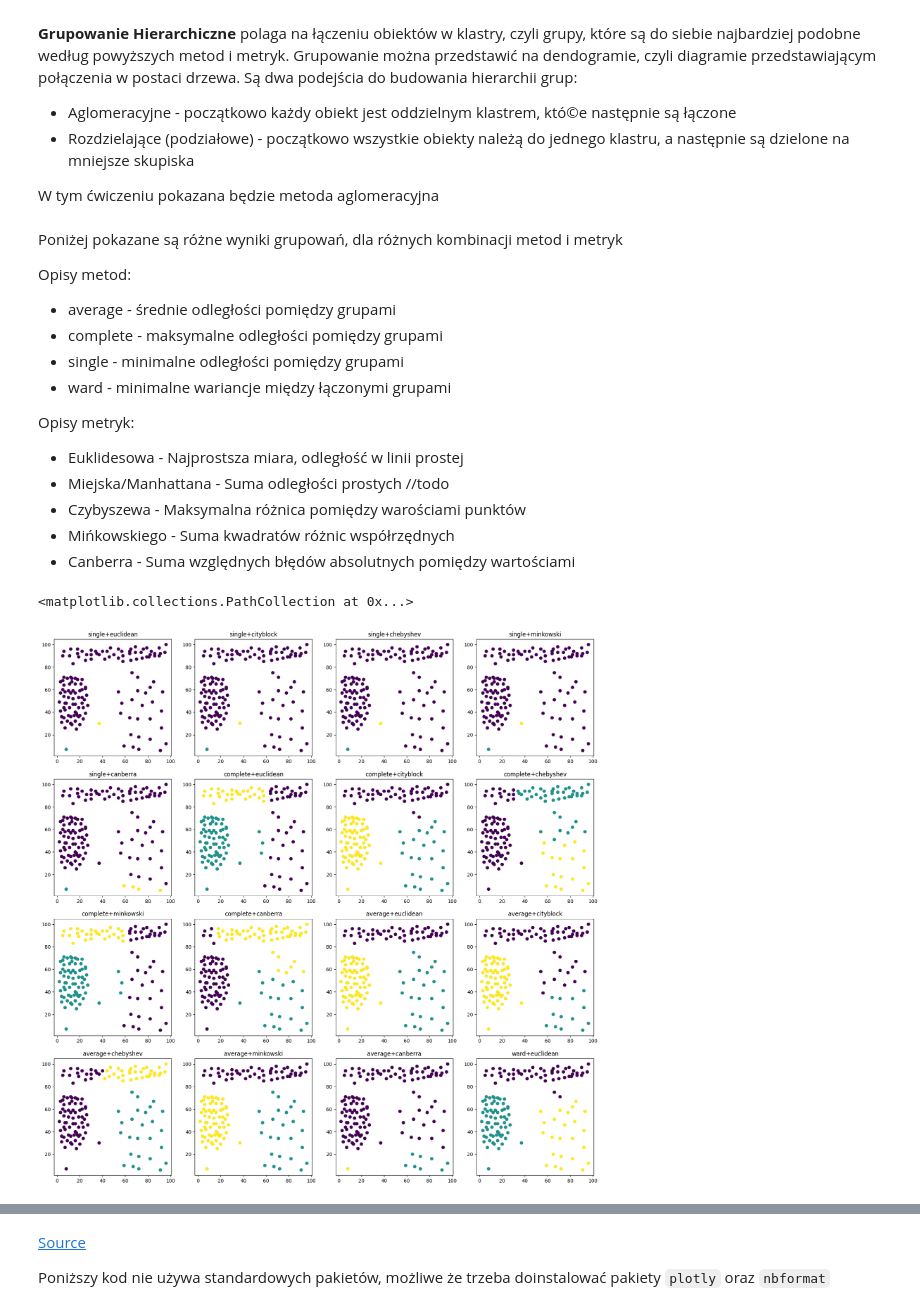
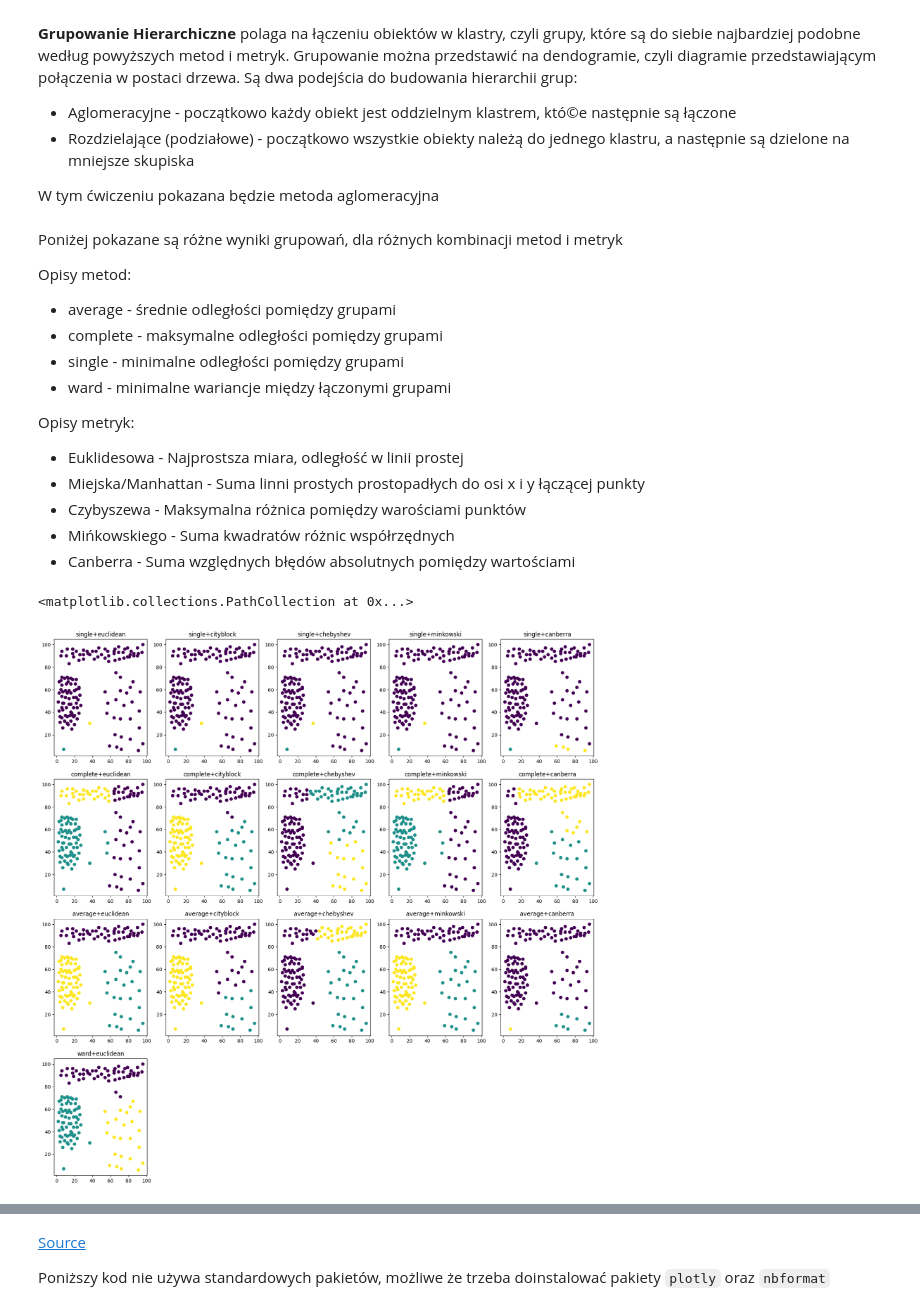
Before and after one commit to crppl/PRiAD_projekt, a Jupyter notebook: PRiAD 4 - Uczenie nienadzorowane - improved.ipynb, the cells around one changed output, grey strips where cells are left out. Cells and saved outputs as stored; diff of their text form; code cells hidden in the pictures.

```diff
--- a/PRiAD 4 - Uczenie nienadzorowane - improved.ipynb
+++ b/PRiAD 4 - Uczenie nienadzorowane - improved.ipynb
@@ -7,6 +7,7 @@ Tematem labolatorium jest uczenie nienadzorowane - rodzaj uczenia maszynowego kt
 # %%
 import pandas as pd
 import matplotlib.pyplot as plt
+import seaborn as sns
 
 # import danych
 def mk_dataframes(file_name):
@@ -20,7 +21,7 @@ def mk_dataframes(file_name):
     return (data_og, data_noclass)
 # można zmienić zestaw danych na inny z podanych danych testowych, aby zobaczyć jak poszczególne metody różnią się między sobą
 
-data_og, data_noclass = mk_dataframes("dane1.csv")
+data_og, data_noclass = mk_dataframes("dane6.csv")
 
 
 # pokazanie początku danych
@@ -40,4 +41,8 @@ plt.scatter(x = data_og["atrybut1"], y = data_og["atrybut2"], c=data_og['klasa']
 plt.subplot(1,2,2)
 plt.title("Bez grup")
 plt.scatter(x = data_noclass["atrybut1"], y = data_noclass["atrybut2"])
+
+plt.figure()
+sns.pairplot(data_og, hue = 'klasa', kind = 'scatter', palette = 'bright', corner=True)
+#atrybut corner=True usuwa górną połowę wykresu, ponieważ jest to odbicie lustrzane dolnej połowy, a skraca czas wykonania o połowę
 # %% [output]
@@ -68,36 +75,34 @@ Opisy metod:
 
 Opisy metryk:
 + Euklidesowa - Najprostsza miara, odległość w linii prostej
-+ Miejska/Manhattana - Suma odległości prostych //todo
++ Miejska/Manhattan - Suma linni prostych prostopadłych do osi x i y łączącej punkty
 + Czybyszewa - Maksymalna różnica pomiędzy warościami punktów
 + Mińkowskiego - Suma kwadratów różnic współrzędnych
 + Canberra - Suma względnych błędów absolutnych pomiędzy wartościami
 # %%
 from sklearn.cluster import AgglomerativeClustering
 #dane6.csv ma 3 różne grupy
 #ward działa tylko z euclidean, dlatego nie ma wszystkich możliwych kombinacji
-
-data_og, data_noclass = mk_dataframes("dane6.csv")
 
 methods = ["single", "complete", "average"]
 metrics = ["euclidean", "cityblock", "chebyshev", "minkowski", "canberra"]
 
 plt.figure(figsize=(20, 20))
 #wszystkie kombinacje powyższych metod i metryk
 for metric in range(5):
     for method in range(3):
-        plt.subplot(4, 4, method*5+metric+1)
+        plt.subplot(4, 5, method*5+metric+1)
         plt.title(f"{methods[method]}+{metrics[metric]}")
         clusters = AgglomerativeClustering(n_clusters=3, metric=metrics[metric], linkage=methods[method])
         clusters.fit(data_noclass)
         plt.scatter(data_noclass["atrybut1"], data_noclass["atrybut2"], c=clusters.labels_)
 
 #metoda ward
-plt.subplot(4, 4, 16)
+plt.subplot(4, 5, 16)
 plt.title("ward+euclidean")
 clusters = AgglomerativeClustering(n_clusters=3, metric="euclidean", linkage="ward")
 clusters.fit(data_noclass)
 plt.scatter(data_noclass["atrybut1"], data_noclass["atrybut2"], c=clusters.labels_)
 # %% [output]
 <matplotlib.collections.PathCollection at 0x...>
-[figure, old version]
+[figure, new version]
```
Also changed, not shown: parts of 40 cells of this notebook.
